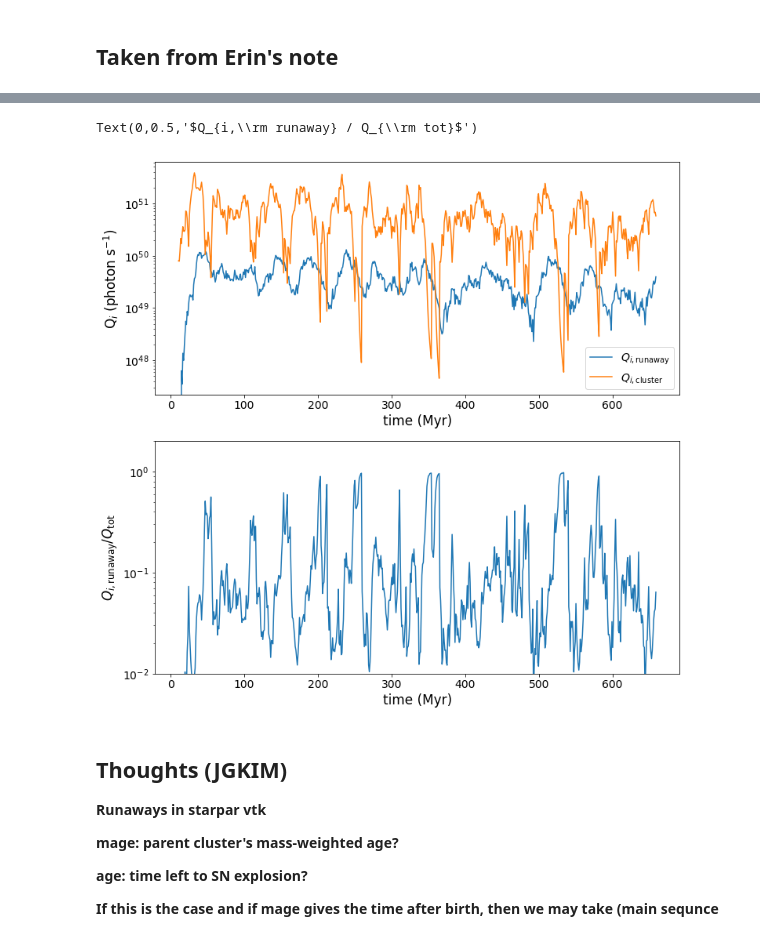
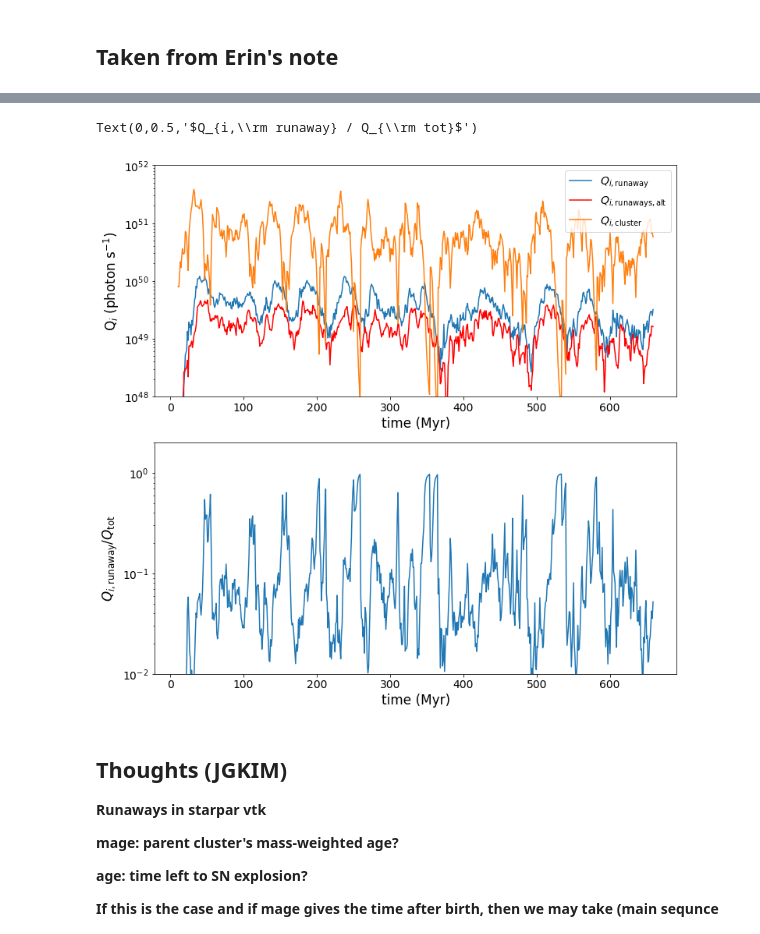
Before and after one commit to jeonggyukim/tigradpy, a Jupyter notebook: notebook/RunawayContribution.ipynb, the cells around one changed output, grey strips where cells are left out. Drawn from its saved outputs; the diff is of its cells as text; code cells hidden in the pictures.

```diff
--- a/notebook/RunawayContribution.ipynb
+++ b/notebook/RunawayContribution.ipynb
@@ -94,6 +95,9 @@ N_runaways = []
 N_clusters = []
 q_runaways = []
 q_clusters = []
+q_runaways_alt = []
+MtoL_alt = tp.mass_to_lum(model='Padova')
+
 for t in range(675):
 
     sparticles = pa.read_starvtk ( gen_cgfiles(probname, pid, t )[1] )
@@ -107,27 +111,37 @@ for t in range(675):
     N_runaways.append( runaways.shape[0])
     N_clusters.append ( clusters.shape[0])
     time.append ( t * units['time'].value )
+
+    MS_age = np.array(runaways['mage'] - runaways['age'])
+    MS_age = MS_age[(MS_age > 2.73)] + 4.0
+
+    mass = MtoL_alt.age_to_mass(MS_age)
+    q_runaways_alt.append(MtoL_alt.Qi(mass).sum())
+
 N_runaways = np.asarray (N_runaways)
 N_clusters = np.asarray ( N_clusters)
 q_runaways = np.asarray ( q_runaways)
+q_runaways_alt = np.asarray ( q_runaways_alt )
 q_clusters = np.asarray ( q_clusters )
 # %%
 fig, axarr= plt.subplots ( 2,1, figsize=(12,12)) #axarr.figure(figsize=(12,6))
 axarr[0].plot ( time, q_runaways, label=r'$Q_{i,\rm runaway}$' )
+axarr[0].plot ( time, q_runaways_alt, 'r-', label=r'$Q_{i,\rm runaways,alt}$' )
 axarr[0].plot ( time, q_clusters, label=r'$Q_{i,\rm cluster}$' )
 axarr[0].set_yscale('log')
 axarr[0].set_xlabel ( 'time (Myr)')
 axarr[0].set_ylabel (r'Q$_i$ (photon s$^{-1}$)')
 axarr[0].legend()
+axarr[0].set_ylim(1e48,1e52)
 
 axarr[1].plot ( time, q_runaways / (q_runaways + q_clusters))
 axarr[1].set_yscale('log')
 axarr[1].set_ylim(0.01,2)
 axarr[1].set_xlabel ( 'time (Myr)')
 axarr[1].set_ylabel ( r'$Q_{i,\rm runaway} / Q_{\rm tot}$')
 # %% [output]
 Text(0,0.5,'$Q_{i,\\rm runaway} / Q_{\\rm tot}$')
-[figure, old version]
+[figure, new version]
 # %% [markdown]
 ## Thoughts (JGKIM)
 
```
Also changed, not shown: parts of 6 cells of this notebook, 9 other files.
